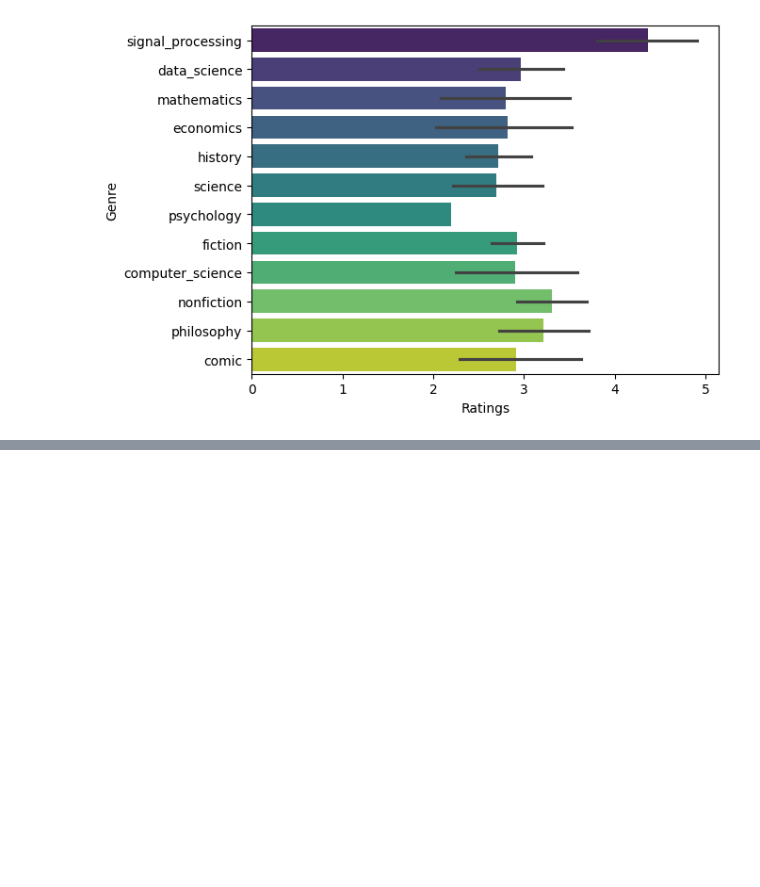
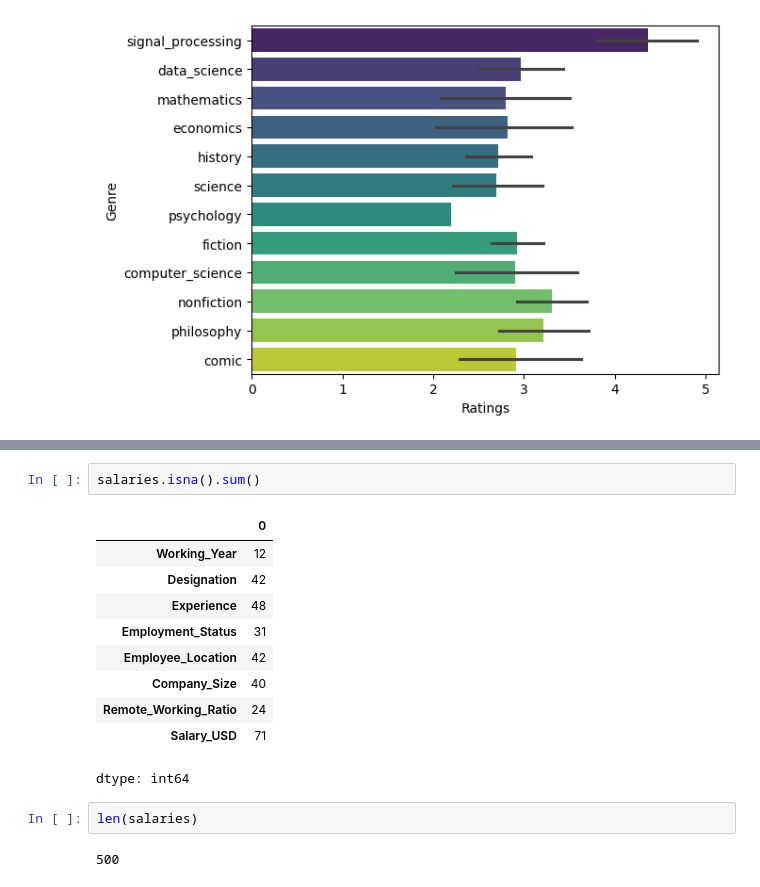
Before and after one commit to Haris-09/Python-Programming, a Jupyter notebook: Exploratory_Data_Analysis.ipynb, the cells around one changed output, grey strips where cells are left out. Cells and saved outputs as stored; diff of their text form; blank space fills up the shorter version.

```diff
--- a/Exploratory_Data_Analysis.ipynb
+++ b/Exploratory_Data_Analysis.ipynb
@@ -338,0 +344,17 @@ salaries.head()
+# %%
+salaries.isna().sum()
+# %% [output]
+|  | 0 |
+| Working_Year | 12 |
+| Designation | 42 |
+| Experience | 48 |
+| Employment_Status | 31 |
+| Employee_Location | 42 |
+| Company_Size | 40 |
+| Remote_Working_Ratio | 24 |
+| Salary_USD | 71 |
+dtype: int64
+# %%
+len(salaries)
+# %% [output]
+500
```
Also changed, not shown: parts of 8 cells of this notebook.
